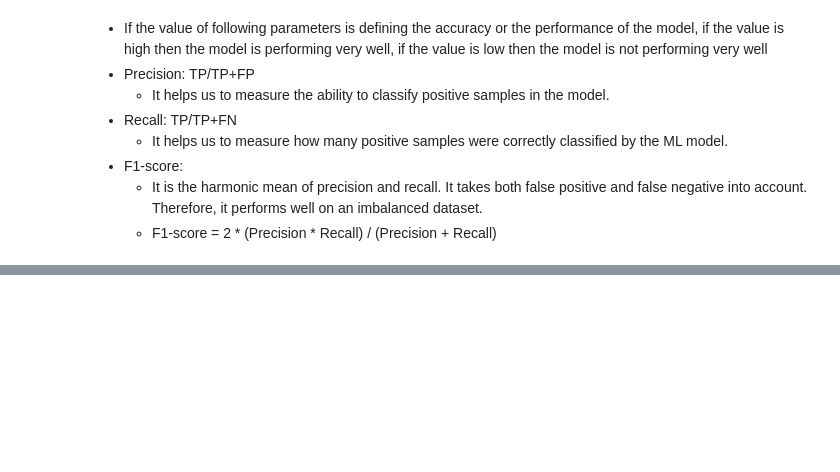
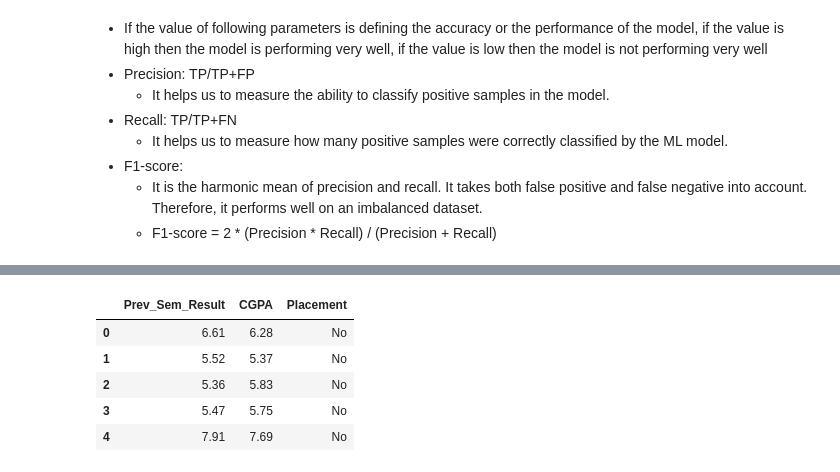
Before and after one commit to harshit193/Learning-Data-Science, a Jupyter notebook: Machine Learning files/Supervised_ML/Classification_ML.ipynb, the cells around one changed output, grey strips where cells are left out. Cells and saved outputs as stored; diff of their text form; code cells hidden in the pictures; blank space fills up the shorter version.

```diff
--- a/Machine Learning files/Supervised_ML/Classification_ML.ipynb
+++ b/Machine Learning files/Supervised_ML/Classification_ML.ipynb
@@ -404,0 +433,10 @@ from sklearn.model_selection import train_test_split
+# %%
+df.drop(columns=['College_ID','IQ','Academic_Performance','Internship_Experience','Extra_Curricular_Score','Communication_Skills','Projects_Completed'],inplace=True)
+df.head()
+# %% [output]
+|  | Prev_Sem_Result | CGPA | Placement |
+| 0 | 6.61 | 6.28 | No |
+| 1 | 5.52 | 5.37 | No |
+| 2 | 5.36 | 5.83 | No |
+| 3 | 5.47 | 5.75 | No |
+| 4 | 7.91 | 7.69 | No |
```
Also changed, not shown: parts of 56 cells of this notebook, 1 other file.
